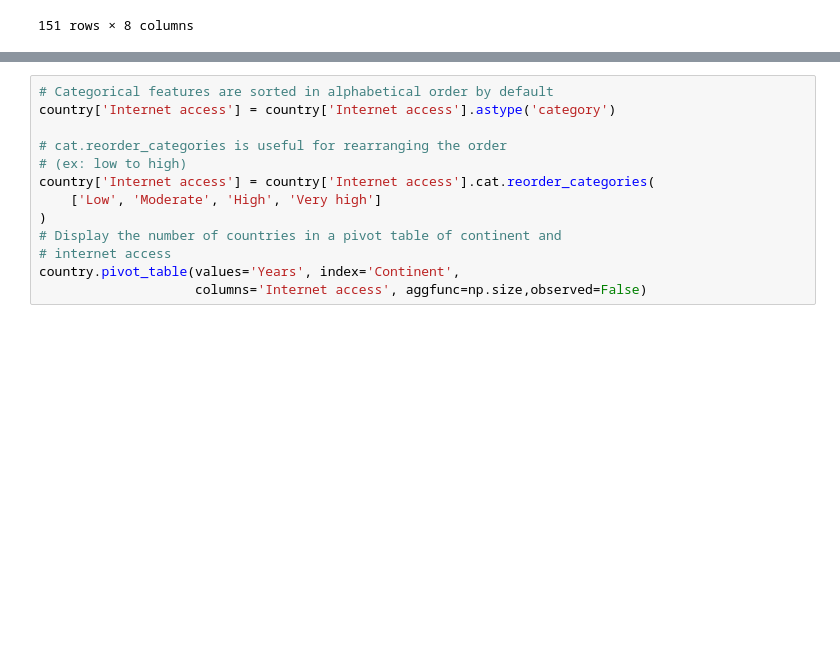
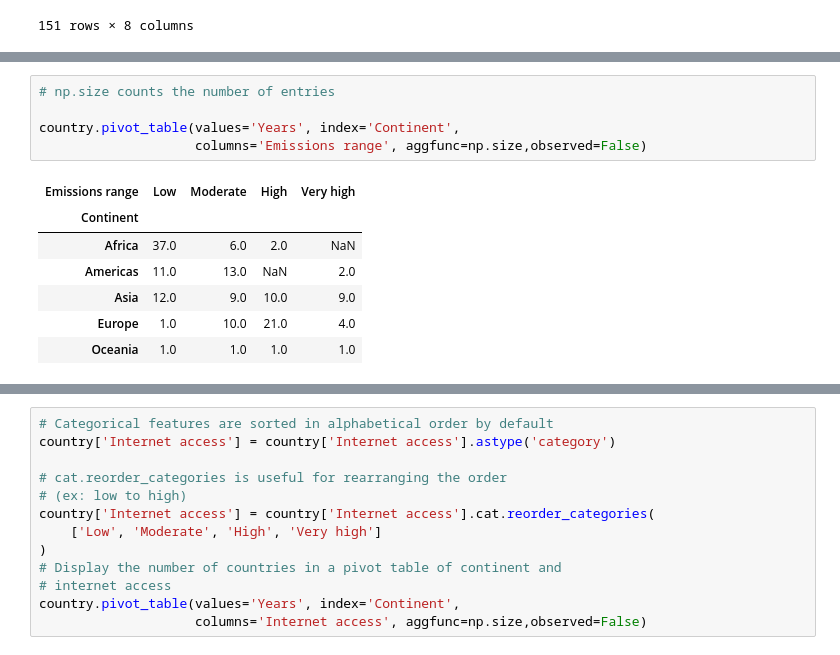
Before and after one commit to vaibhavdevangan/AI_with_DSML, a Jupyter notebook: 05_Data_Wrangling/2 Manipulating data.ipynb, the cells around one changed output, grey strips where cells are left out. Saved outputs shown, nothing was run; the diff lists cells and outputs as text; blank space fills up the shorter version.

```diff
--- a/05_Data_Wrangling/2 Manipulating data.ipynb
+++ b/05_Data_Wrangling/2 Manipulating data.ipynb
@@ -44,0 +91,13 @@ country.pivot_table(values='Years', index='Continent',
+# %%
+# np.size counts the number of entries
+
+country.pivot_table(values='Years', index='Continent',
+                    columns='Emissions range', aggfunc=np.size,observed=False)
+# %% [output]
+| Emissions range | Low | Moderate | High | Very high |
+| Continent |  |  |  |  |
+| Africa | 37.0 | 6.0 | 2.0 | NaN |
+| Americas | 11.0 | 13.0 | NaN | 2.0 |
+| Asia | 12.0 | 9.0 | 10.0 | 9.0 |
+| Europe | 1.0 | 10.0 | 21.0 | 4.0 |
+| Oceania | 1.0 | 1.0 | 1.0 | 1.0 |
```
Also changed, not shown: parts of 13 cells of this notebook.
